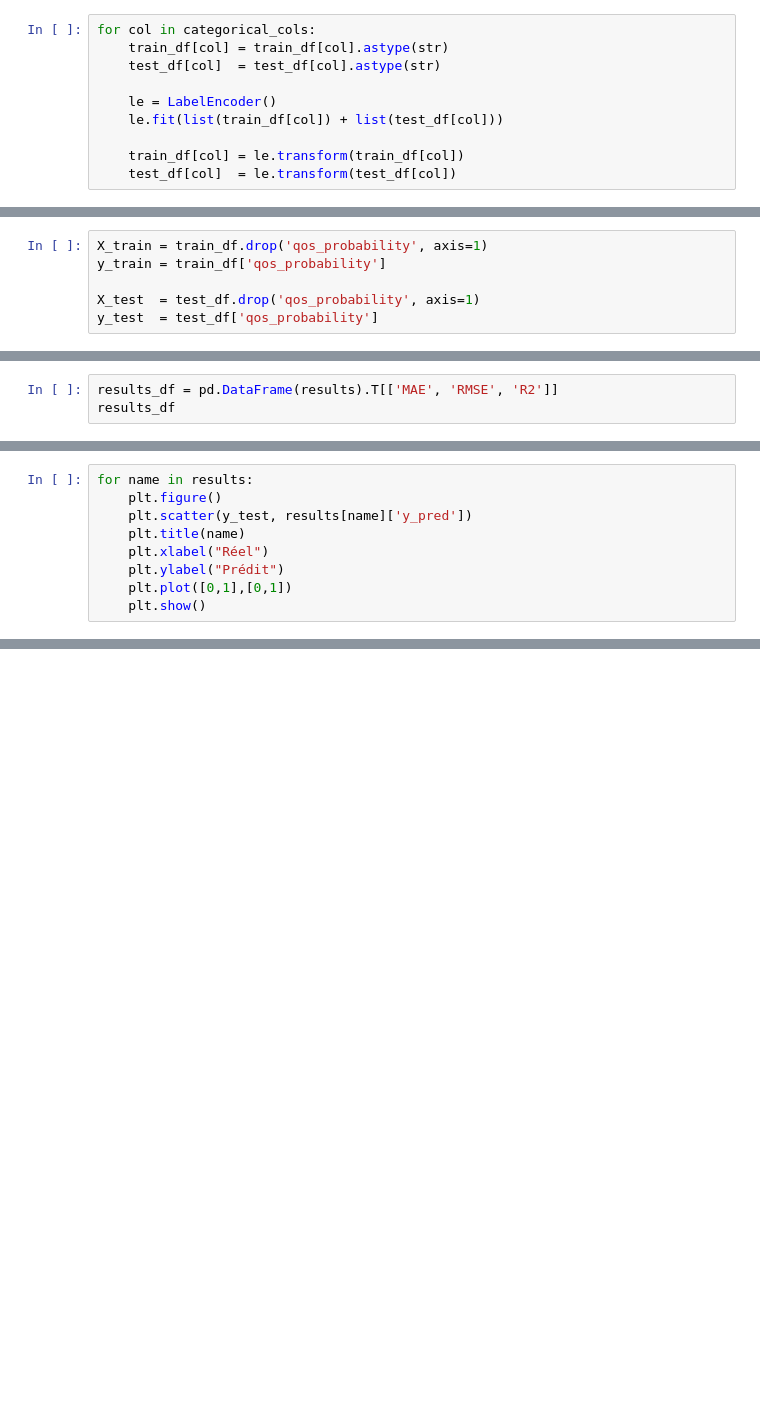
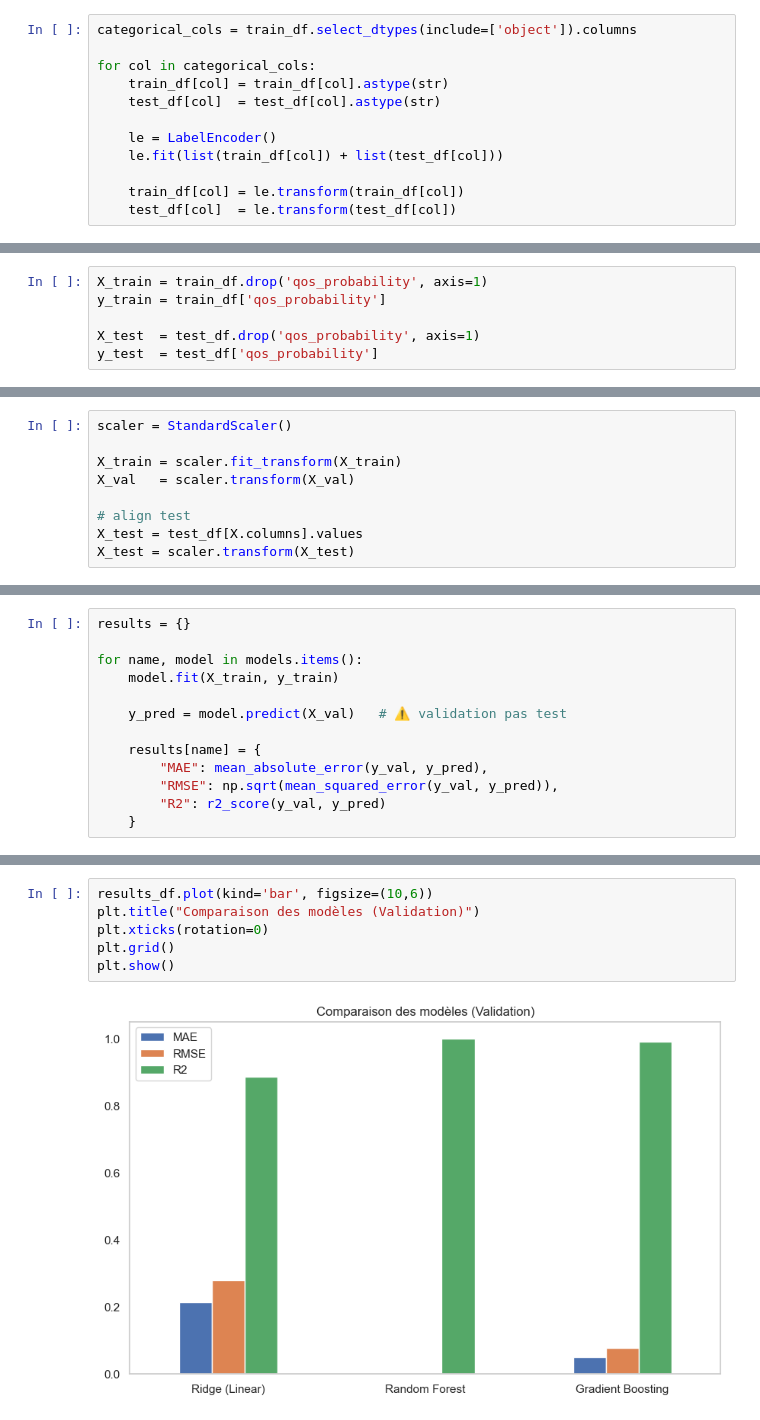
Before and after one commit to emna-guefrech/-Esprit-PIDATA-4DATA-2026-NetworkSlicing, a Jupyter notebook: 5G - Data understanding and preparation.ipynb, the cells around one changed output, grey strips where cells are left out. Saved outputs shown, nothing was run; the diff lists cells and outputs as text; blank space fills up the shorter version.

```diff
--- a/5G - Data understanding and preparation.ipynb
+++ b/5G - Data understanding and preparation.ipynb
@@ -323,4 +310,6 @@ Features finales: ['packet_loss_rate', 'packet_delay', 'lte_5g_category', 'gbr',
 # %%
+categorical_cols = train_df.select_dtypes(include=['object']).columns
+
 for col in categorical_cols:
     train_df[col] = train_df[col].astype(str)
     test_df[col]  = test_df[col].astype(str)
@@ -381,3 +353,9 @@ for name, model in models.items():
 # %%
-results_df = pd.DataFrame(results).T[['MAE', 'RMSE', 'R2']]
-results_df
+scaler = StandardScaler()
+
+X_train = scaler.fit_transform(X_train)
+X_val   = scaler.transform(X_val)
+
+# align test
+X_test = test_df[X.columns].values
+X_test = scaler.transform(X_test)
@@ -397,9 +385,13 @@ plt.show()
 # %%
-for name in results:
-    plt.figure()
-    plt.scatter(y_test, results[name]['y_pred'])
-    plt.title(name)
-    plt.xlabel("Réel")
-    plt.ylabel("Prédit")
-    plt.plot([0,1],[0,1])
-    plt.show()
+results = {}
+
+for name, model in models.items():
+    model.fit(X_train, y_train)
+
+    y_pred = model.predict(X_val)   # ⚠️ validation pas test
+
+    results[name] = {
+        "MAE": mean_absolute_error(y_val, y_pred),
+        "RMSE": np.sqrt(mean_squared_error(y_val, y_pred)),
+        "R2": r2_score(y_val, y_pred)
+    }
@@ -485,0 +406,8 @@ Name: qos_probability, dtype: float64
+# %%
+results_df.plot(kind='bar', figsize=(10,6))
+plt.title("Comparaison des modèles (Validation)")
+plt.xticks(rotation=0)
+plt.grid()
+plt.show()
+# %% [output]
+[figure, added]
```
Also changed, not shown: parts of 13 cells of this notebook.
